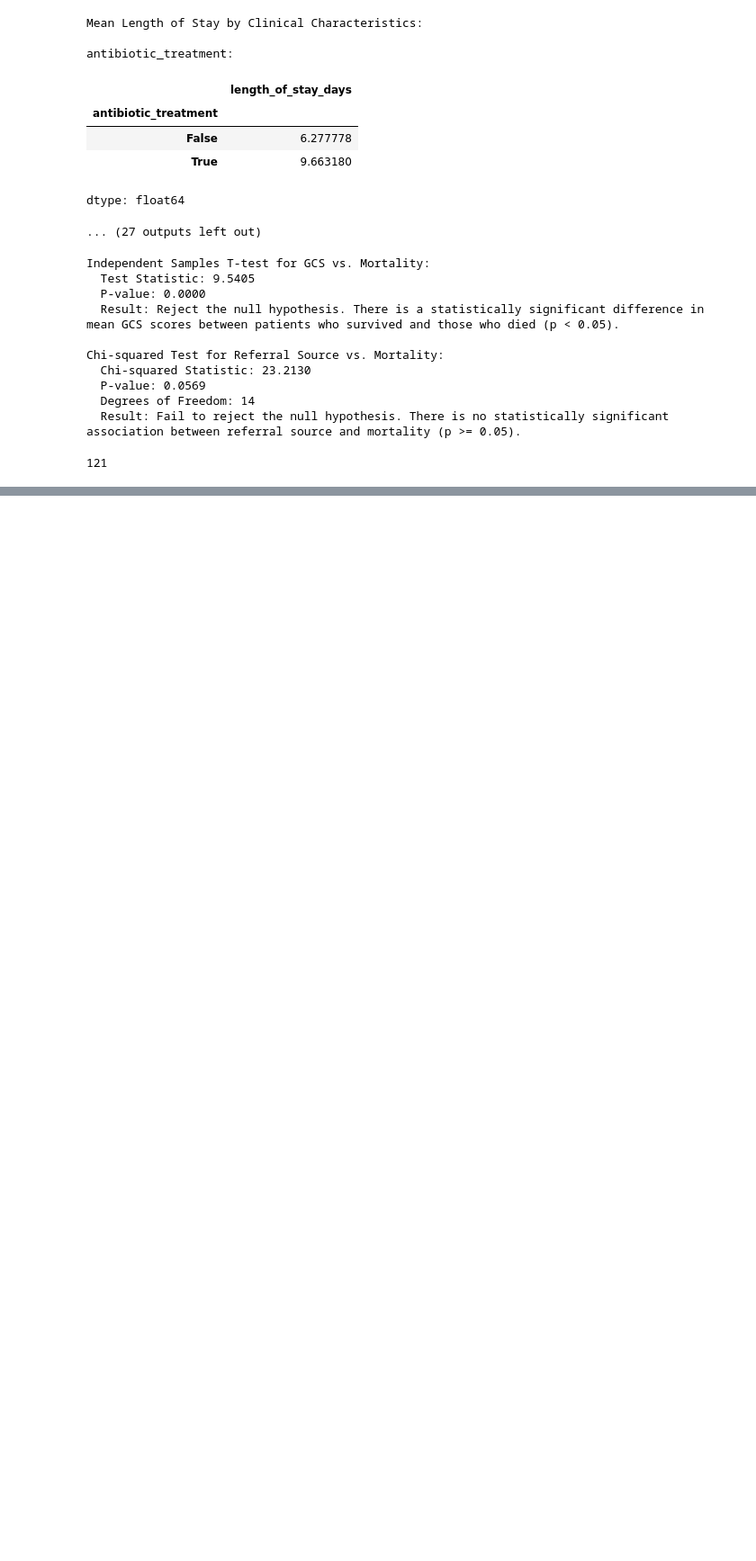
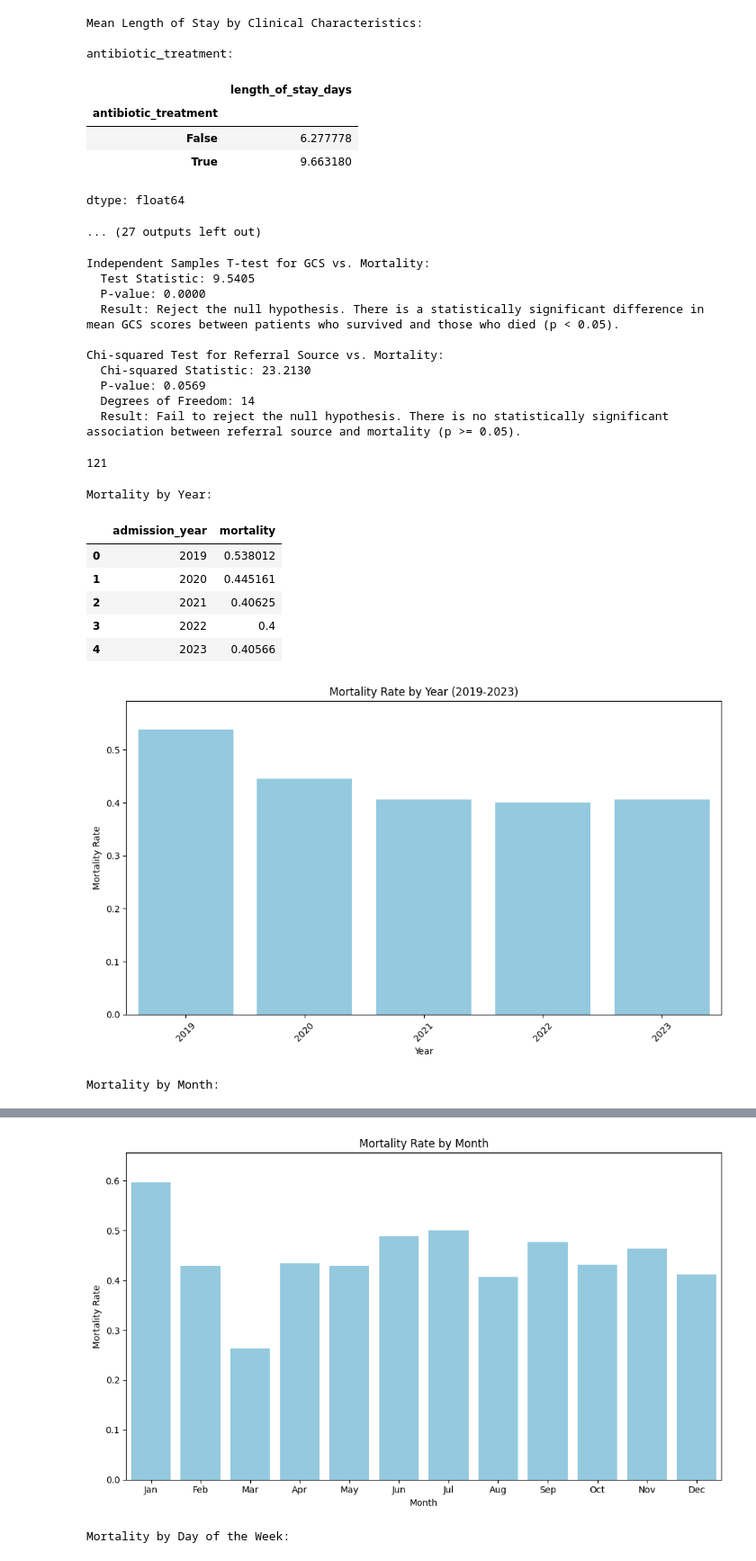
Before and after one commit to KomlaRD/mortality_icu, a Jupyter notebook: notebooks/data_analysis.ipynb, the cells around one changed output, grey strips where cells are left out. Shown at 90% size. Cells and saved outputs as stored; diff of their text form; code cells hidden in the pictures; blank space fills up the shorter version.

Commit message:
Plot mortality rate by year, month and day of the week

```diff
--- a/notebooks/data_analysis.ipynb
+++ b/notebooks/data_analysis.ipynb
@@ -432,3 +432,75 @@ mask = df["length_of_stay_days"] <= 1
 len(df[mask])
 # %% [output]
 121
+# %%
+# Extract year, month, and day of the week from admission_date
+df['admission_year'] = df['admission_date'].dt.year
+df['admission_month'] = df['admission_date'].dt.month
+df['admission_dayofweek'] = df['admission_date'].dt.dayofweek # Monday=0, Sunday=6
+
+# Calculate mortality rate by year
+mortality_by_year = df.groupby('admission_year')['mortality'].mean().reset_index()
+
+print("\nMortality by Year:")
+display(mortality_by_year)
+
+# Visualize mortality by year
+plt.figure(figsize=(10, 6))
+sns.barplot(data=mortality_by_year, x='admission_year', y='mortality', color='skyblue') # Changed to barplot and set color
+plt.title('Mortality Rate by Year (2019-2023)')
+plt.xlabel('Year')
+plt.ylabel('Mortality Rate')
+plt.xticks(ticks=range(len(mortality_by_year)), labels=mortality_by_year['admission_year'], rotation=45) # Set specific ticks and labels for barplot
+plt.ylim(0, mortality_by_year['mortality'].max() * 1.1) # Set y-axis limit to start from 0
+plt.tight_layout()
+plt.show()
+
+# Calculate mortality rate by month
+mortality_by_month = df.groupby('admission_month')['mortality'].mean().reset_index()
+
+# Add month names for proper ordering in the plot
+mortality_by_month['month_name'] = pd.to_datetime(mortality_by_month['admission_month'], format='%m').dt.strftime('%b')
+
+# Define the order of months
+month_order = ['Jan', 'Feb', 'Mar', 'Apr', 'May', 'Jun', 'Jul', 'Aug', 'Sep', 'Oct', 'Nov', 'Dec']
+
+print("\nMortality by Month:")
+display(mortality_by_month)
+
+# Visualize mortality by month
+plt.figure(figsize=(10, 6))
+sns.barplot(data=mortality_by_month, x='month_name', y='mortality', order=month_order, color='skyblue') # Changed to barplot and set color, added order
+plt.title('Mortality Rate by Month')
+plt.xlabel('Month')
+plt.ylabel('Mortality Rate')
+plt.ylim(0, mortality_by_month['mortality'].max() * 1.1) # Set y-axis limit to start from 0
+plt.tight_layout()
+plt.show()
+
+
+# Calculate mortality rate by day of the week
+mortality_by_dayofweek = df.groupby('admission_dayofweek')['mortality'].mean().reset_index()
+
+print("\nMortality by Day of the Week:")
+display(mortality_by_dayofweek)
+
+# Visualize mortality by day of the week
+plt.figure(figsize=(10, 6))
+sns.barplot(data=mortality_by_dayofweek, x='admission_dayofweek', y='mortality', color='skyblue') # Changed to barplot and set color
+plt.title('Mortality Rate by Day of the Week')
+plt.xlabel('Day of the Week')
+plt.ylabel('Mortality Rate')
+plt.xticks(ticks=range(7), labels=['Mon', 'Tue', 'Wed', 'Thu', 'Fri', 'Sat', 'Sun'])
+plt.ylim(0, mortality_by_dayofweek['mortality'].max() * 1.1) # Set y-axis limit to start from 0
+plt.tight_layout()
+plt.show()
+# %% [output]
+Mortality by Year:
+|  | admission_year | mortality |
+| 0 | 2019 | 0.538012 |
+| 1 | 2020 | 0.445161 |
+| 2 | 2021 | 0.40625 |
+| 3 | 2022 | 0.4 |
+| 4 | 2023 | 0.40566 |
+[figure, added]
+Mortality by Month:
@@ -434,0 +520,2 @@ len(df[mask])
+[figure, added]
+Mortality by Day of the Week:
```
Also changed, not shown: parts of 1 cell of this notebook.
